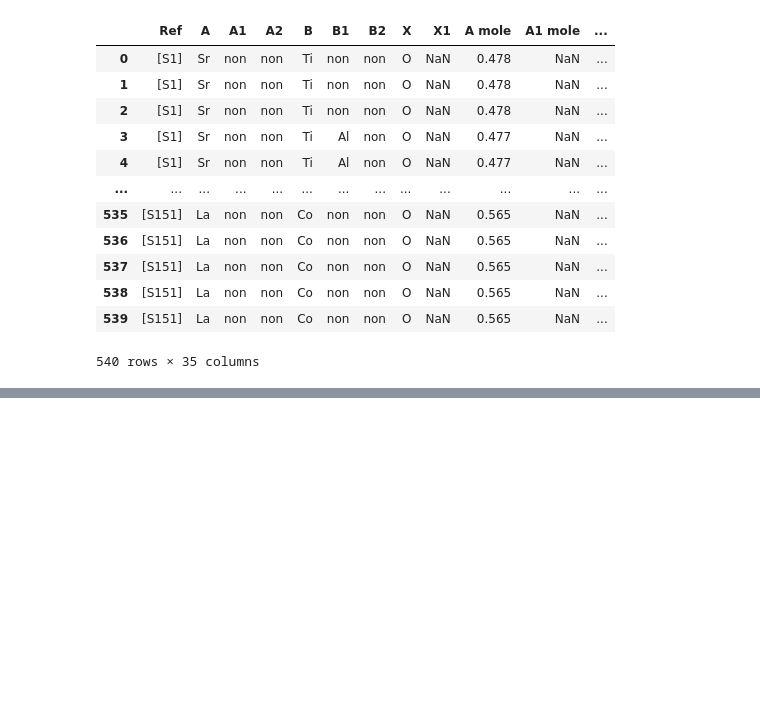
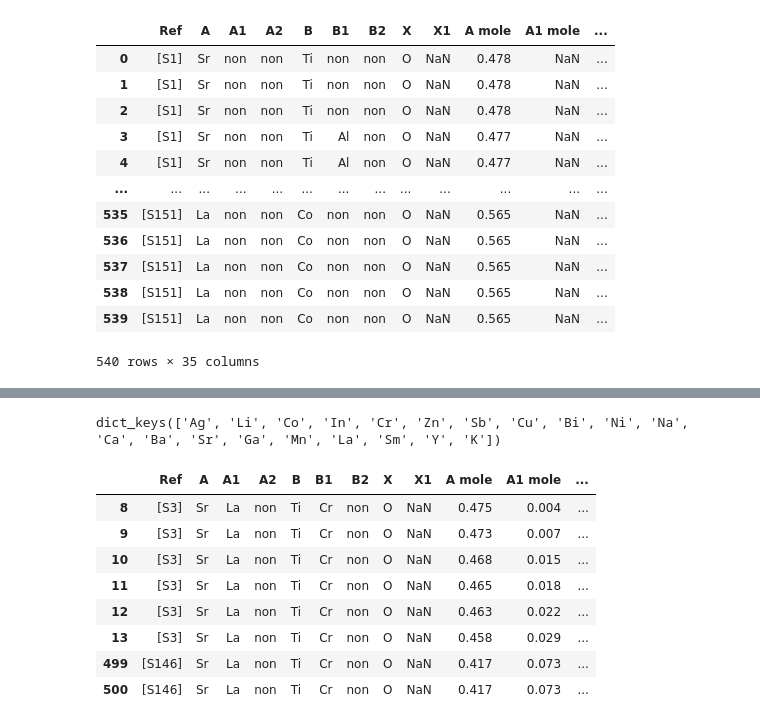
Before and after one commit to ShibataKenshin/Water_spliiting, a Jupyter notebook: drop_dupricate.ipynb, the cells around one changed output, grey strips where cells are left out. Saved outputs shown, nothing was run; the diff lists cells and outputs as text; code cells hidden in the pictures; blank space fills up the shorter version.

```diff
--- a/drop_dupricate.ipynb
+++ b/drop_dupricate.ipynb
@@ -68,0 +112,18 @@ df2
+# %%
+###### pairwise correlatonをLabelごとにやる
+print(dic_A_label_list.keys())
+df[df["Label"] == dic_A_label_list["Sr"][2]].loc[:,["A mole","B mole","X mole","CalcT",
+                                                    "BandGap","Surface Area","ProdRate"]].corr()
+
+df[df["Label"] == dic_A_label_list["Sr"][2]]
+# %% [output]
+dict_keys(['Ag', 'Li', 'Co', 'In', 'Cr', 'Zn', 'Sb', 'Cu', 'Bi', 'Ni', 'Na', 'Ca', 'Ba', 'Sr', 'Ga', 'Mn', 'La', 'Sm', 'Y', 'K'])
+|  | Ref | A | A1 | A2 | B | B1 | B2 | X | X1 | A mole | A1 mole | ... |
+| 8 | [S3] | Sr | La | non | Ti | Cr | non | O | NaN | 0.475 | 0.004 | ... |
+| 9 | [S3] | Sr | La | non | Ti | Cr | non | O | NaN | 0.473 | 0.007 | ... |
+| 10 | [S3] | Sr | La | non | Ti | Cr | non | O | NaN | 0.468 | 0.015 | ... |
+| 11 | [S3] | Sr | La | non | Ti | Cr | non | O | NaN | 0.465 | 0.018 | ... |
+| 12 | [S3] | Sr | La | non | Ti | Cr | non | O | NaN | 0.463 | 0.022 | ... |
+| 13 | [S3] | Sr | La | non | Ti | Cr | non | O | NaN | 0.458 | 0.029 | ... |
+| 499 | [S146] | Sr | La | non | Ti | Cr | non | O | NaN | 0.417 | 0.073 | ... |
+| 500 | [S146] | Sr | La | non | Ti | Cr | non | O | NaN | 0.417 | 0.073 | ... |
```
Also changed, not shown: parts of 5 cells of this notebook.
